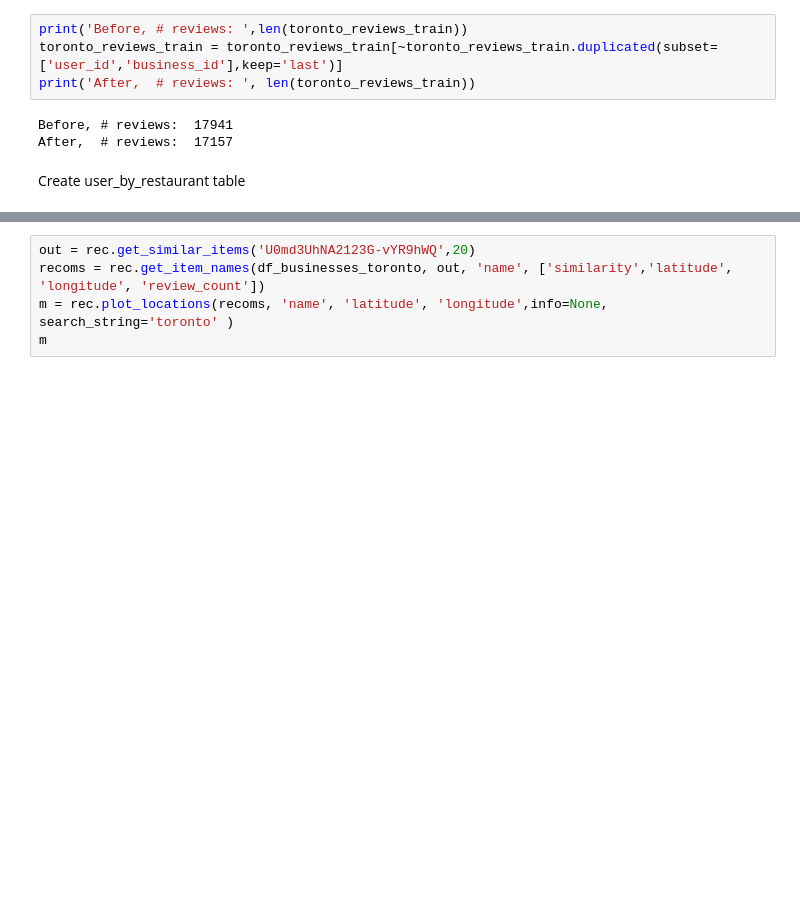
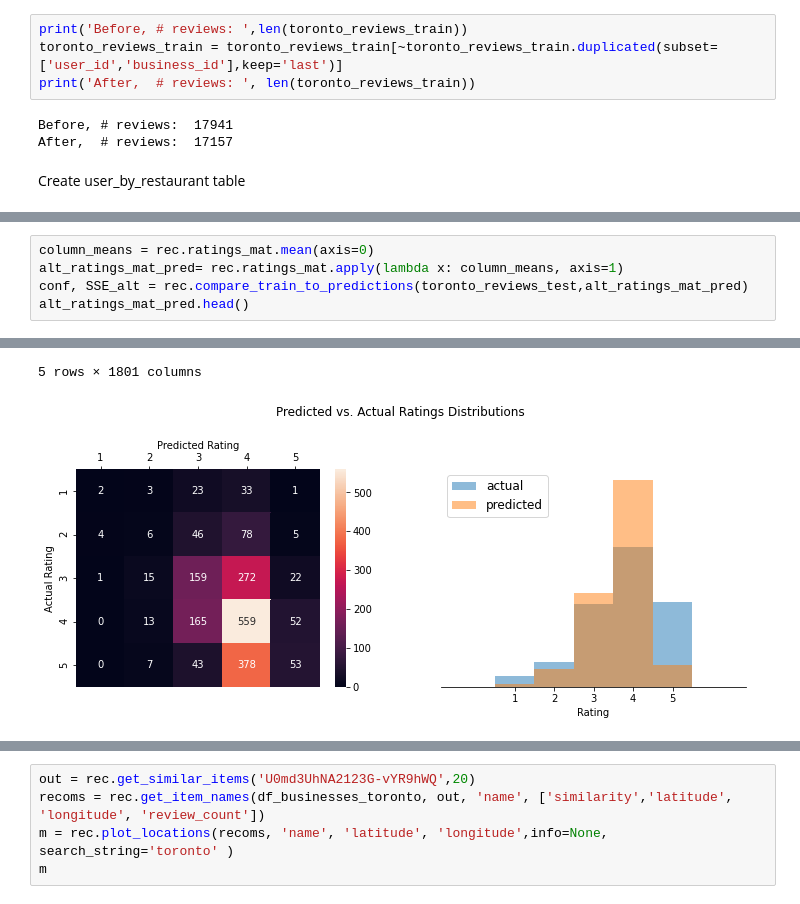
Before and after one commit to paul-stubley/Udacity, a Jupyter notebook: Capstone_Project/Restaurant_Recommender.ipynb, the cells around one changed output, grey strips where cells are left out. Drawn from its saved outputs; the diff is of its cells as text; blank space fills up the shorter version.

```diff
--- a/Capstone_Project/Restaurant_Recommender.ipynb
+++ b/Capstone_Project/Restaurant_Recommender.ipynb
@@ -992,0 +72,6 @@ Iterations      | Mean Squared Error
+# %%
+column_means = rec.ratings_mat.mean(axis=0)
+alt_ratings_mat_pred= rec.ratings_mat.apply(lambda x: column_means, axis=1)
+conf, SSE_alt = rec.compare_train_to_predictions(toronto_reviews_test,alt_ratings_mat_pred)
+alt_ratings_mat_pred.head()
+# %% [output]
@@ -992,0 +85,2 @@ Iterations      | Mean Squared Error
+5 rows × 1801 columns
+[figure, added]
```
Also changed, not shown: parts of 113 cells of this notebook, 5 other files.
